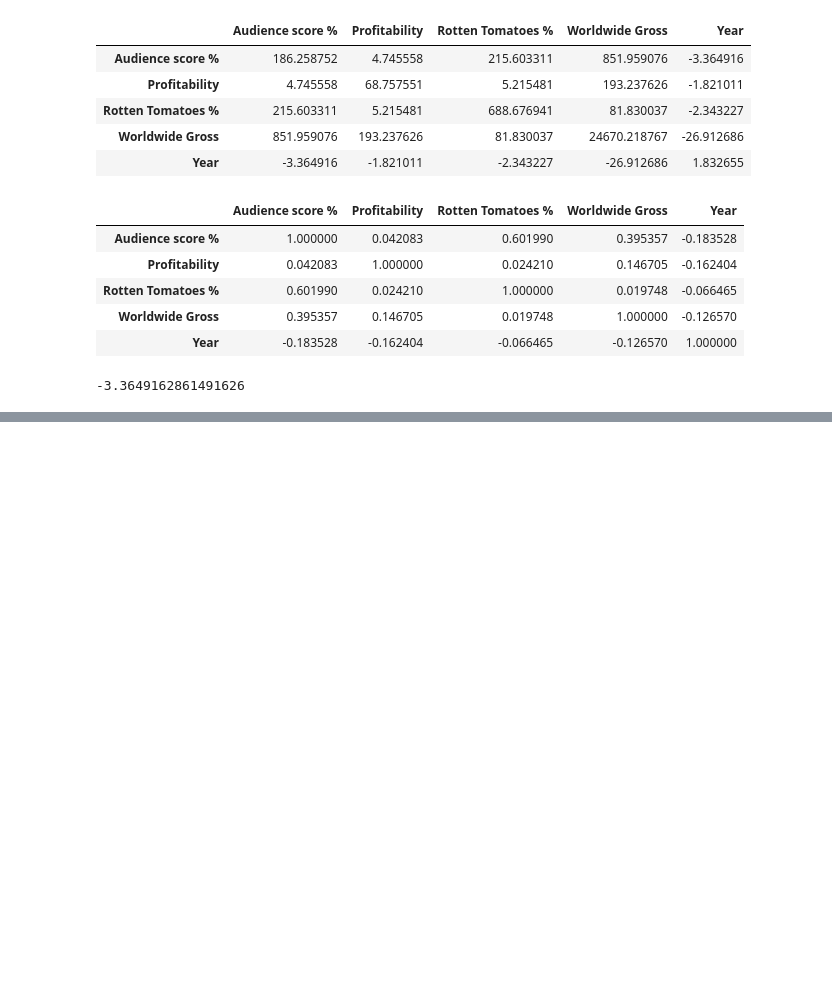
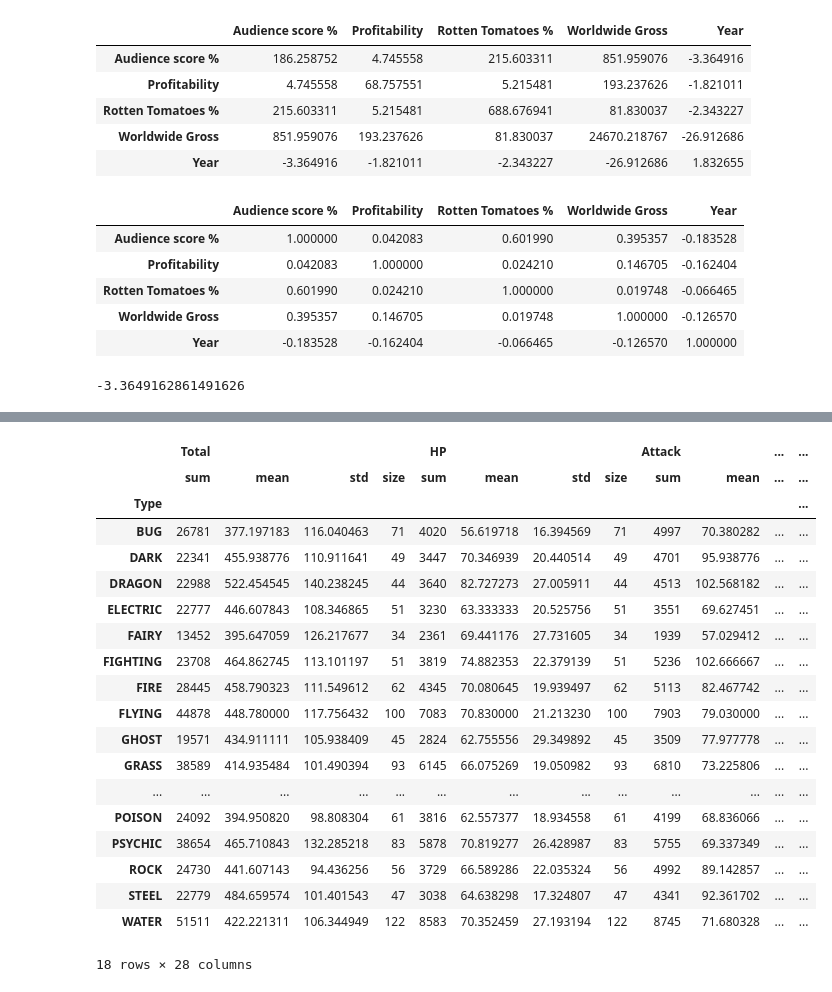
Before and after one commit to ww1126811502/TrochTest, a Jupyter notebook: pandas/test_pandas.ipynb, the cells around one changed output, grey strips where cells are left out. Drawn from its saved outputs; the diff is of its cells as text; code cells hidden in the pictures; blank space fills up the shorter version.

```diff
--- a/pandas/test_pandas.ipynb
+++ b/pandas/test_pandas.ipynb
@@ -151,0 +247,4 @@ datas['Audience  score %'].cov(datas['Year'])
+# %%
+pokemon = pd.read_excel('pokemon.xlsx')
+pokemon.set_index('#', inplace=True, drop=False)
+pokemon
@@ -151,0 +266,3 @@ datas['Audience  score %'].cov(datas['Year'])
+# %%
+pokemon['攻击与特攻的差值'] = pokemon.apply(lambda x : x['Attack']-x['Special Attack'],axis = 1)
+pokemon
@@ -151,0 +308,23 @@ datas['Audience  score %'].cov(datas['Year'])
+# %%
+pokemon.groupby(['Type']).agg([np.sum, np.mean, np.std, np.size])
+# %% [output]
+|  | Total |  |  |  | HP |  |  |  | Attack |  | ... | ... |
+|  | sum | mean | std | size | sum | mean | std | size | sum | mean | ... | ... |
+| Type |  |  |  |  |  |  |  |  |  |  |  | ... |
+| BUG | 26781 | 377.197183 | 116.040463 | 71 | 4020 | 56.619718 | 16.394569 | 71 | 4997 | 70.380282 | ... | ... |
+| DARK | 22341 | 455.938776 | 110.911641 | 49 | 3447 | 70.346939 | 20.440514 | 49 | 4701 | 95.938776 | ... | ... |
+| DRAGON | 22988 | 522.454545 | 140.238245 | 44 | 3640 | 82.727273 | 27.005911 | 44 | 4513 | 102.568182 | ... | ... |
+| ELECTRIC | 22777 | 446.607843 | 108.346865 | 51 | 3230 | 63.333333 | 20.525756 | 51 | 3551 | 69.627451 | ... | ... |
+| FAIRY | 13452 | 395.647059 | 126.217677 | 34 | 2361 | 69.441176 | 27.731605 | 34 | 1939 | 57.029412 | ... | ... |
+| FIGHTING | 23708 | 464.862745 | 113.101197 | 51 | 3819 | 74.882353 | 22.379139 | 51 | 5236 | 102.666667 | ... | ... |
+| FIRE | 28445 | 458.790323 | 111.549612 | 62 | 4345 | 70.080645 | 19.939497 | 62 | 5113 | 82.467742 | ... | ... |
+| FLYING | 44878 | 448.780000 | 117.756432 | 100 | 7083 | 70.830000 | 21.213230 | 100 | 7903 | 79.030000 | ... | ... |
+| GHOST | 19571 | 434.911111 | 105.938409 | 45 | 2824 | 62.755556 | 29.349892 | 45 | 3509 | 77.977778 | ... | ... |
+| GRASS | 38589 | 414.935484 | 101.490394 | 93 | 6145 | 66.075269 | 19.050982 | 93 | 6810 | 73.225806 | ... | ... |
+| ... | ... | ... | ... | ... | ... | ... | ... | ... | ... | ... | ... | ... |
+| POISON | 24092 | 394.950820 | 98.808304 | 61 | 3816 | 62.557377 | 18.934558 | 61 | 4199 | 68.836066 | ... | ... |
+| PSYCHIC | 38654 | 465.710843 | 132.285218 | 83 | 5878 | 70.819277 | 26.428987 | 83 | 5755 | 69.337349 | ... | ... |
+| ROCK | 24730 | 441.607143 | 94.436256 | 56 | 3729 | 66.589286 | 22.035324 | 56 | 4992 | 89.142857 | ... | ... |
+| STEEL | 22779 | 484.659574 | 101.401543 | 47 | 3038 | 64.638298 | 17.324807 | 47 | 4341 | 92.361702 | ... | ... |
+| WATER | 51511 | 422.221311 | 106.344949 | 122 | 8583 | 70.352459 | 27.193194 | 122 | 8745 | 71.680328 | ... | ... |
+18 rows × 28 columns
```
Also changed, not shown: parts of 23 cells of this notebook, 1 other file.
